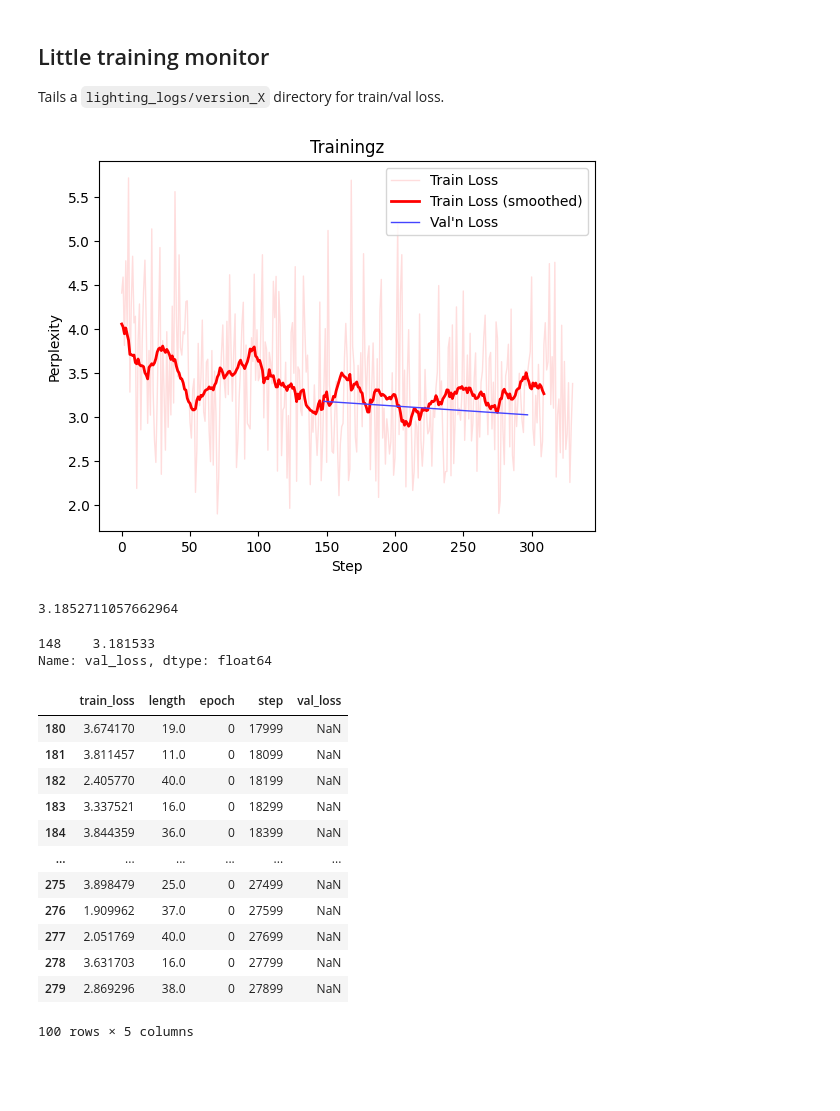
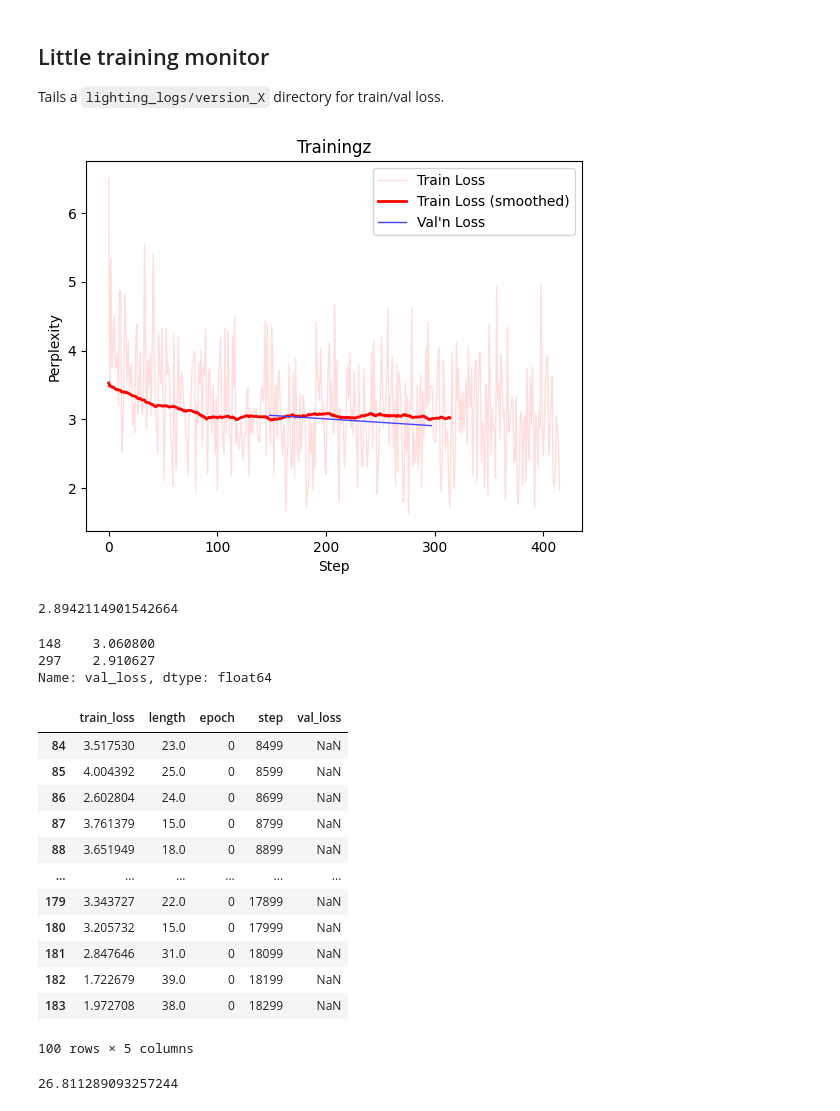
Before and after one commit to kmapb/microlm, a Jupyter notebook: Conv_Text.ipynb, the cells around one changed output. Saved outputs shown, nothing was run; the diff lists cells and outputs as text; code cells hidden in the pictures; blank space fills up the shorter version.

```diff
--- a/Conv_Text.ipynb
+++ b/Conv_Text.ipynb
@@ -10,51 +10,56 @@ import conv_text
 import numpy as np
 import pandas as pd
 # %%
-tdat = pd.read_csv('lightning_logs/version_8/metrics.csv')
+tdat = pd.read_csv('lightning_logs/version_0/metrics.csv')
 train = tdat.train_loss[~np.isnan(tdat.train_loss)]
 
 xspace = np.linspace(0, len(train), len(train))
 fsz = max(100, len(train)//20)
 filter = np.ones(fsz)/fsz
 # filter =  np.linspace(0.25, 1.75, num=fsz)/fsz
 
 import matplotlib.pyplot as plt
 
 plt.plot( train, label = 'Train Loss', color='#fdd', linewidth=1)
 plt.plot( np.convolve(train, filter, mode='valid'), label = 'Train Loss (smoothed)', color='r', linewidth=2)
 if 'val_loss' in tdat.columns:
     val = tdat.val_loss[~np.isnan(tdat.val_loss)]
     plt.plot( val, label = 'Val\'n Loss', color='#44f', linewidth=1)
 
 plt.xlabel('Step')
 plt.ylabel('Perplexity')
 plt.legend(loc='upper right')
 plt.title('Trainingz')
 plt.show()
 # %% [output]
-[figure, old version]
+[figure, new version]
 # %%
 np.mean(tdat.train_loss[-100:])
 # %% [output]
-3.1852711057662964
+2.8942114901542664
 # %%
 tdat.val_loss[~np.isnan(tdat.val_loss)]
 # %% [output]
-148    3.181533
+148    3.060800
+297    2.910627
 Name: val_loss, dtype: float64
 # %%
 tdat[-100:]
 # %% [output]
 |  | train_loss | length | epoch | step | val_loss |
-| 180 | 3.674170 | 19.0 | 0 | 17999 | NaN |
-| 181 | 3.811457 | 11.0 | 0 | 18099 | NaN |
-| 182 | 2.405770 | 40.0 | 0 | 18199 | NaN |
-| 183 | 3.337521 | 16.0 | 0 | 18299 | NaN |
-| 184 | 3.844359 | 36.0 | 0 | 18399 | NaN |
+| 84 | 3.517530 | 23.0 | 0 | 8499 | NaN |
+| 85 | 4.004392 | 25.0 | 0 | 8599 | NaN |
+| 86 | 2.602804 | 24.0 | 0 | 8699 | NaN |
+| 87 | 3.761379 | 15.0 | 0 | 8799 | NaN |
+| 88 | 3.651949 | 18.0 | 0 | 8899 | NaN |
 | ... | ... | ... | ... | ... | ... |
-| 275 | 3.898479 | 25.0 | 0 | 27499 | NaN |
-| 276 | 1.909962 | 37.0 | 0 | 27599 | NaN |
-| 277 | 2.051769 | 40.0 | 0 | 27699 | NaN |
-| 278 | 3.631703 | 16.0 | 0 | 27799 | NaN |
-| 279 | 2.869296 | 38.0 | 0 | 27899 | NaN |
+| 179 | 3.343727 | 22.0 | 0 | 17899 | NaN |
+| 180 | 3.205732 | 15.0 | 0 | 17999 | NaN |
+| 181 | 2.847646 | 31.0 | 0 | 18099 | NaN |
+| 182 | 1.722679 | 39.0 | 0 | 18199 | NaN |
+| 183 | 1.972708 | 38.0 | 0 | 18299 | NaN |
 100 rows × 5 columns
+# %%
+np.mean(tdat.length)
+# %% [output]
+26.811289093257244
```
Also changed, not shown: 2 other files.
